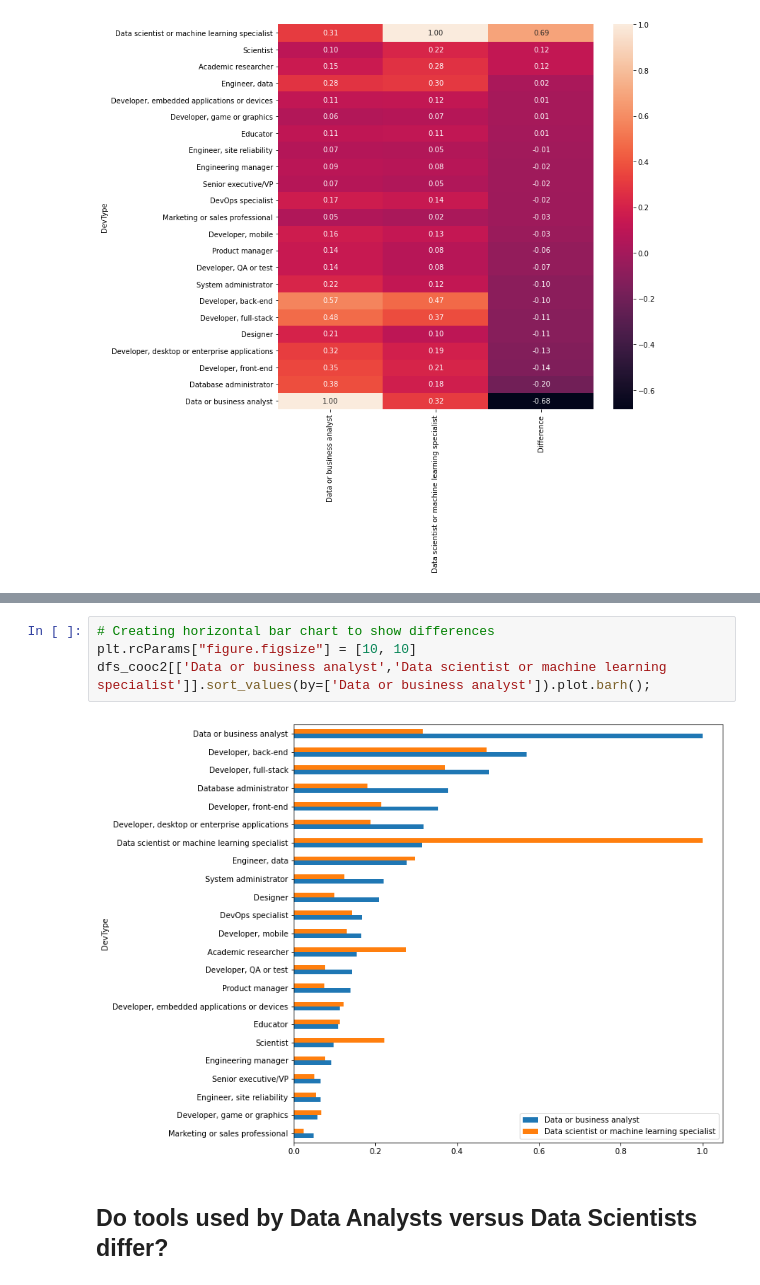
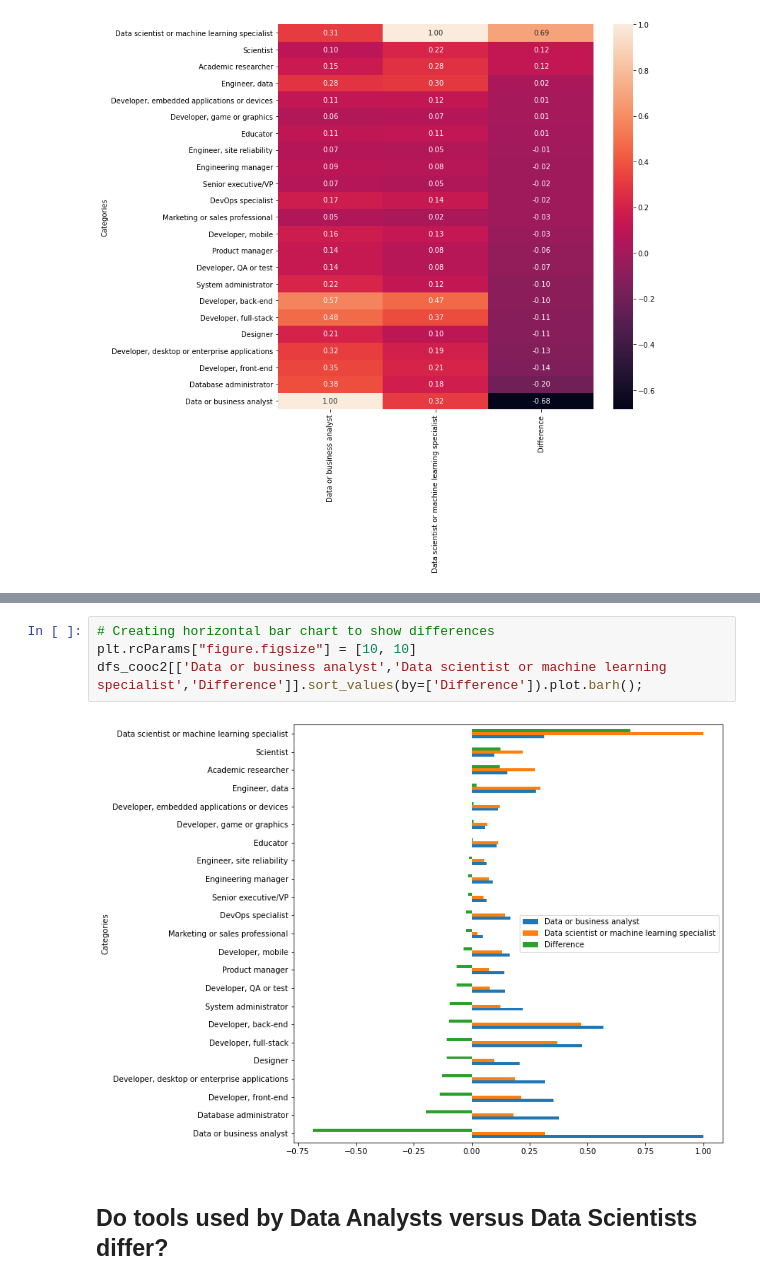
Before and after one commit to judithleao/Difference-DataAnalysts-and-DataScientists, a Jupyter notebook: code/a1-v1.ipynb, the cells around one changed output, grey strips where cells are left out. Saved outputs shown, nothing was run; the diff lists cells and outputs as text.

Commit message:
Adding Difference to df_cooc2 and barchart

```diff
--- a/code/a1-v1.ipynb
+++ b/code/a1-v1.ipynb
@@ -340,9 +368,9 @@ ax.set_ylim(0,23);
 # %%
 # Creating horizontal bar chart to show differences
 plt.rcParams["figure.figsize"] = [10, 10]
-dfs_cooc2[['Data or business analyst','Data scientist or machine learning specialist']].sort_values(by=['Data or business analyst']).plot.barh();
+dfs_cooc2[['Data or business analyst','Data scientist or machine learning specialist','Difference']].sort_values(by=['Difference']).plot.barh();
 # %% [output]
-[figure, old version]
+[figure, new version]
 # %% [markdown]
 ## Do tools used by Data Analysts versus Data Scientists differ?
 # %%
```
Also changed, not shown: parts of 2 cells of this notebook.
